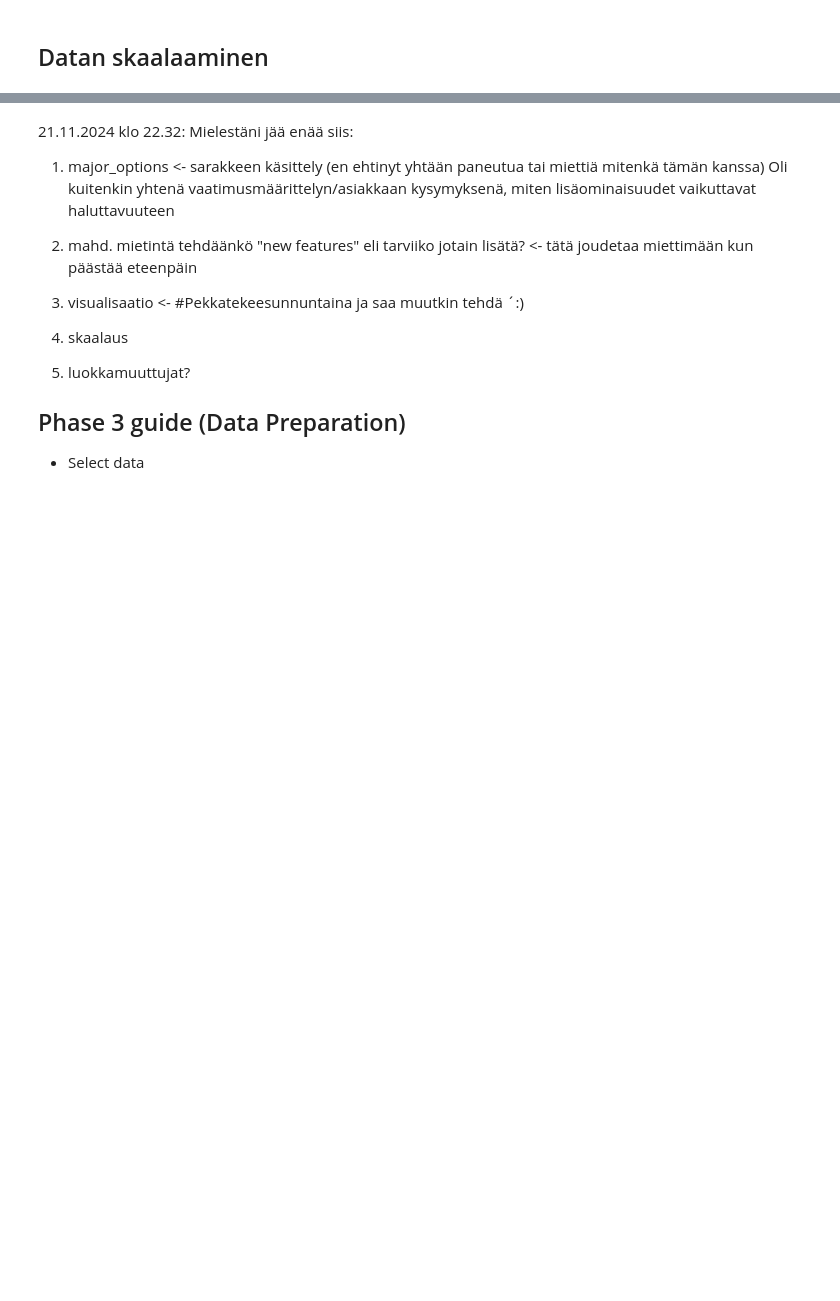
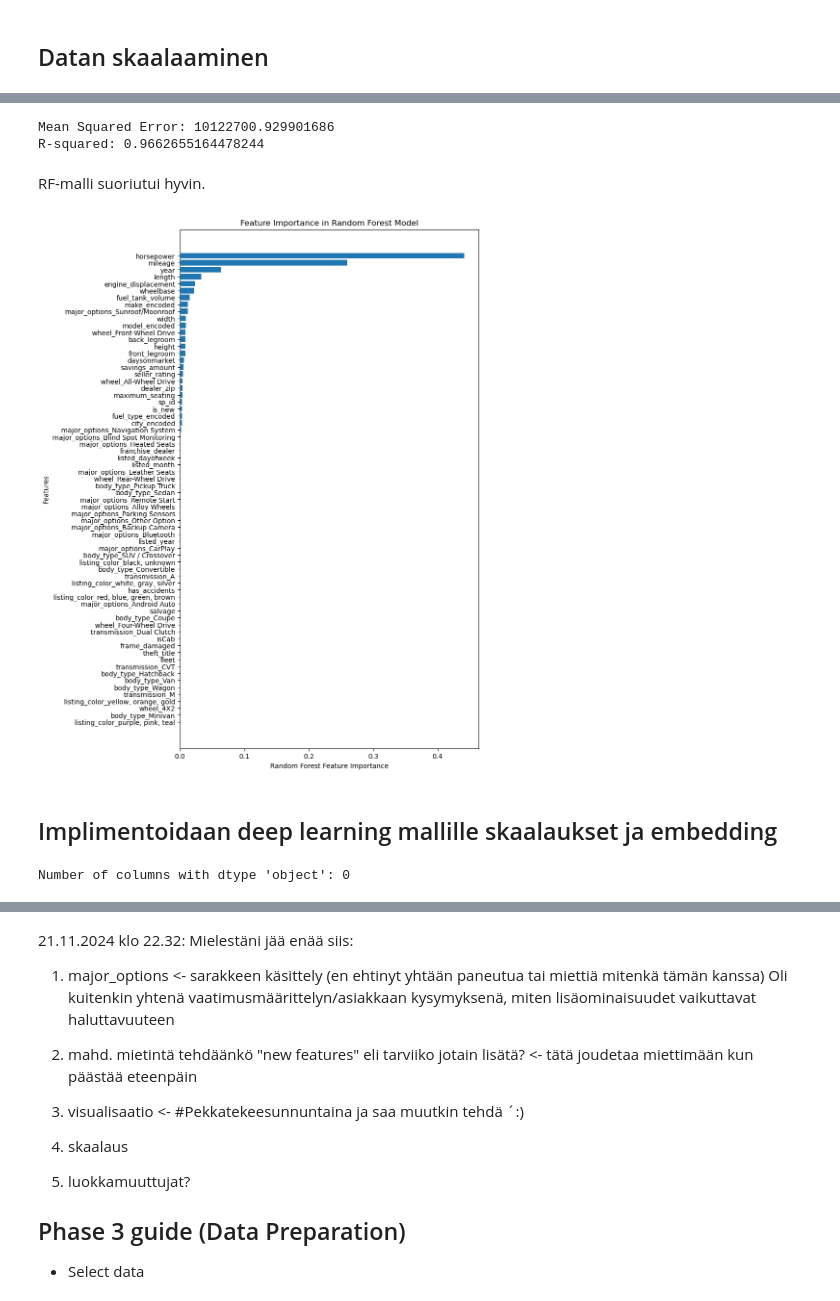
Before and after one commit to JermuSo/aida_project_group1, a Jupyter notebook: docs/Phase 3/phase_3_results.ipynb, the cells around one changed output, grey strips where cells are left out. Cells and saved outputs as stored; diff of their text form; code cells hidden in the pictures; blank space fills up the shorter version.

Commit message:
vähä skaalaushommia

```diff
--- a/docs/Phase 3/phase_3_results.ipynb
+++ b/docs/Phase 3/phase_3_results.ipynb
@@ -1505,0 +1786,32 @@ plt.show()
+# %%
+# nyt työstetään random forest skaalaus ja jako hinnan predcitaamiseen
+# ei tarvita edes cylical encoodamista date hommiiin rf mallissa.
+
+# dropataan object col
+rf_df = final_df.copy()
+object_cols = rf_df.select_dtypes(include=['object']).columns
+rf_df = rf_df.drop(columns=object_cols)
+
+drop_cols = ['listed_date']
+rf_df = rf_df.drop(columns=drop_cols)
+# %%
+# koska käytetään label encoding fuel_typeä, niin voi redundant one-hot encodatut kolumnit poistaa.
+
+redundant_one_hot = ["fuel_type_Biodiesel", "fuel_type_Diesel",
+                     "fuel_type_Flex Fuel Vehicle", "fuel_type_Gasoline", "fuel_type_Hybrid"]
+rf_df.drop(columns=redundant_one_hot, inplace=True)
+# %%
+# testataan suoraan vaan näillä seteillä
+from sklearn.ensemble import RandomForestRegressor
+from sklearn.model_selection import train_test_split
+
+
+# Split data
+X = rf_df.drop(columns=['price'])  # Features
+y = rf_df['price']  # Target
+
+X_train, X_test, y_train, y_test = train_test_split(X, y, test_size=0.2, random_state=42)
+# %%
+# model train
+rf_model = RandomForestRegressor(random_state=42)
+rf_model.fit(X_train, y_train)
@@ -1505,0 +1841,30 @@ plt.show()
+# %%
+# Evaluate the model
+y_pred = rf_model.predict(X_test)
+from sklearn.metrics import mean_squared_error, r2_score
+
+mse = mean_squared_error(y_test, y_pred)
+r2 = r2_score(y_test, y_pred)
+print(f"Mean Squared Error: {mse}")
+print(f"R-squared: {r2}")
+# %% [output]
+Mean Squared Error: 10122700.929901686
+R-squared: 0.9662655164478244
+# %% [markdown]
+RF-malli suoriutui hyvin.
+# %%
+# testataan feature importance rf-mallille
+
+import matplotlib.pyplot as plt
+feature_importances = rf_model.feature_importances_
+sorted_idx = feature_importances.argsort()
+plt.figure(figsize=(8, 14))
+plt.barh(X_train.columns[sorted_idx], feature_importances[sorted_idx])
+plt.xlabel("Random Forest Feature Importance")
+plt.ylabel("Features")
+plt.title("Feature Importance in Random Forest Model")
+plt.show()
+# %% [output]
+[figure, added]
+# %% [markdown]
+## Implimentoidaan deep learning mallille skaalaukset ja embedding
@@ -1505,0 +1891,9 @@ plt.show()
+# %%
+# pudotetaan object tyyppiset kolumnit
+object_cols = tf_df.select_dtypes(include=['object']).columns
+tf_df = tf_df.drop(columns=object_cols)
+# check
+num_object_cols = tf_df.select_dtypes(include=['object']).shape[1]
+print(f"Number of columns with dtype 'object': {num_object_cols}")
+# %% [output]
+Number of columns with dtype 'object': 0
```
Also changed, not shown: parts of 42 cells of this notebook, 1 other file.
